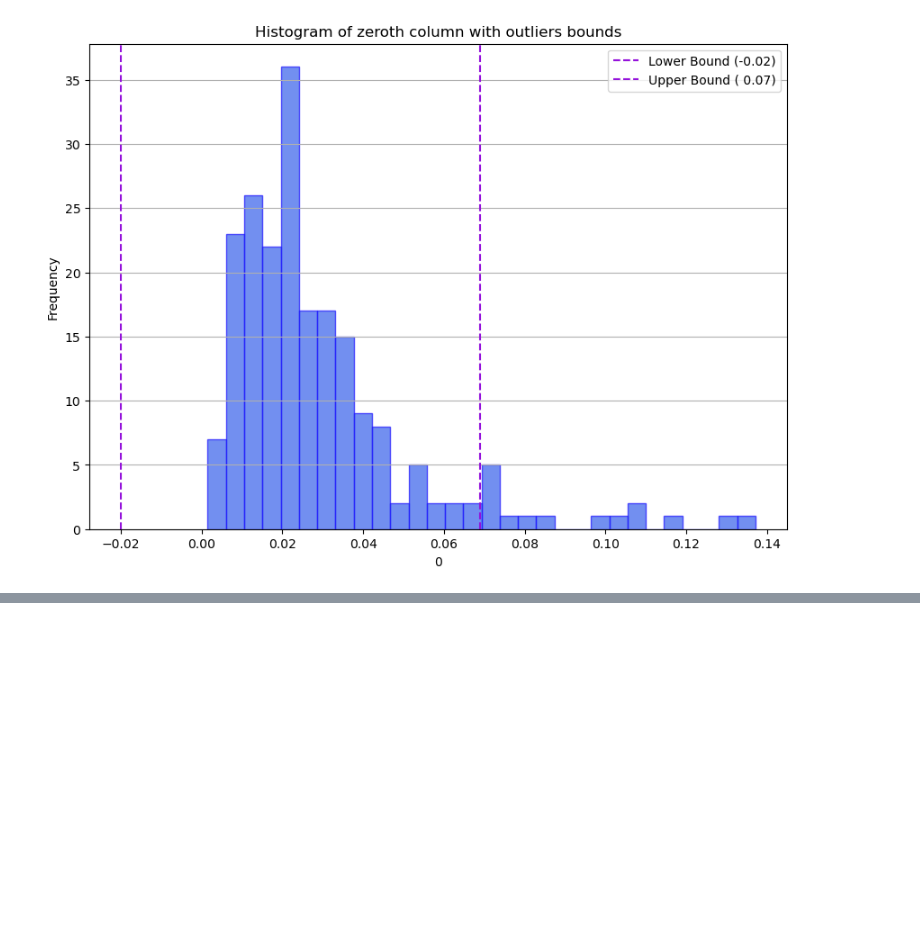
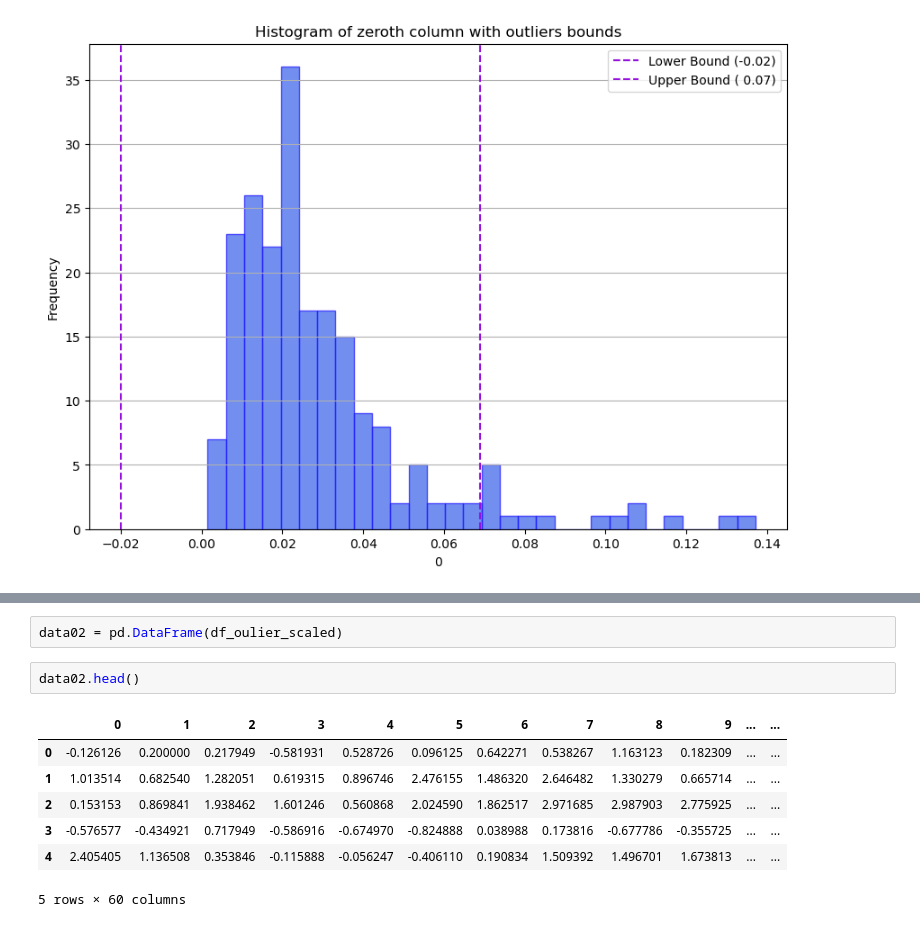
Before and after one commit to Malinda1/Rock_and_mine_prediction_through_neural_network, a Jupyter notebook: Rock_and_Mine_prediction.ipynb, the cells around one changed output, grey strips where cells are left out. Drawn from its saved outputs; the diff is of its cells as text; blank space fills up the shorter version.

```diff
--- a/Rock_and_Mine_prediction.ipynb
+++ b/Rock_and_Mine_prediction.ipynb
@@ -107,0 +163,12 @@ plt.show()
+# %%
+data02 = pd.DataFrame(df_oulier_scaled)
+# %%
+data02.head()
+# %% [output]
+|  | 0 | 1 | 2 | 3 | 4 | 5 | 6 | 7 | 8 | 9 | ... | ... |
+| 0 | -0.126126 | 0.200000 | 0.217949 | -0.581931 | 0.528726 | 0.096125 | 0.642271 | 0.538267 | 1.163123 | 0.182309 | ... | ... |
+| 1 | 1.013514 | 0.682540 | 1.282051 | 0.619315 | 0.896746 | 2.476155 | 1.486320 | 2.646482 | 1.330279 | 0.665714 | ... | ... |
+| 2 | 0.153153 | 0.869841 | 1.938462 | 1.601246 | 0.560868 | 2.024590 | 1.862517 | 2.971685 | 2.987903 | 2.775925 | ... | ... |
+| 3 | -0.576577 | -0.434921 | 0.717949 | -0.586916 | -0.674970 | -0.824888 | 0.038988 | 0.173816 | -0.677786 | -0.355725 | ... | ... |
+| 4 | 2.405405 | 1.136508 | 0.353846 | -0.115888 | -0.056247 | -0.406110 | 0.190834 | 1.509392 | 1.496701 | 1.673813 | ... | ... |
+5 rows × 60 columns
```
Also changed, not shown: parts of 9 cells of this notebook.
